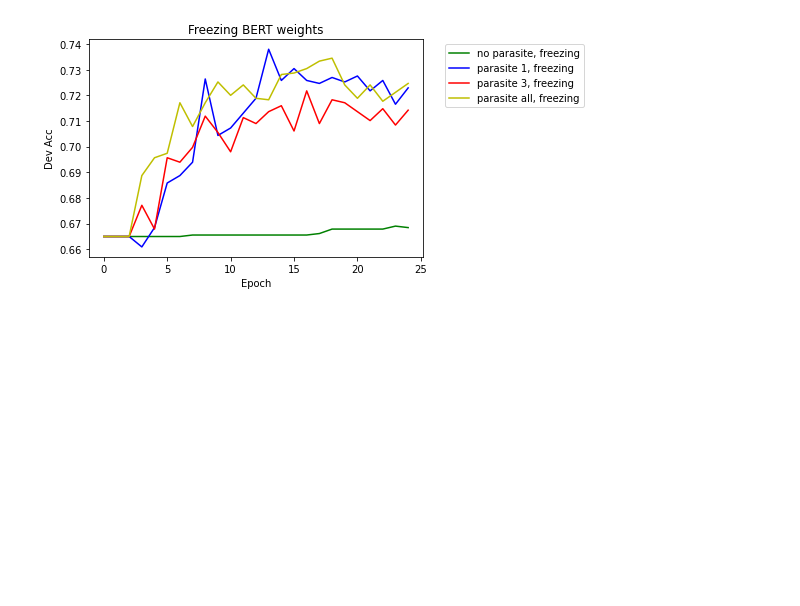
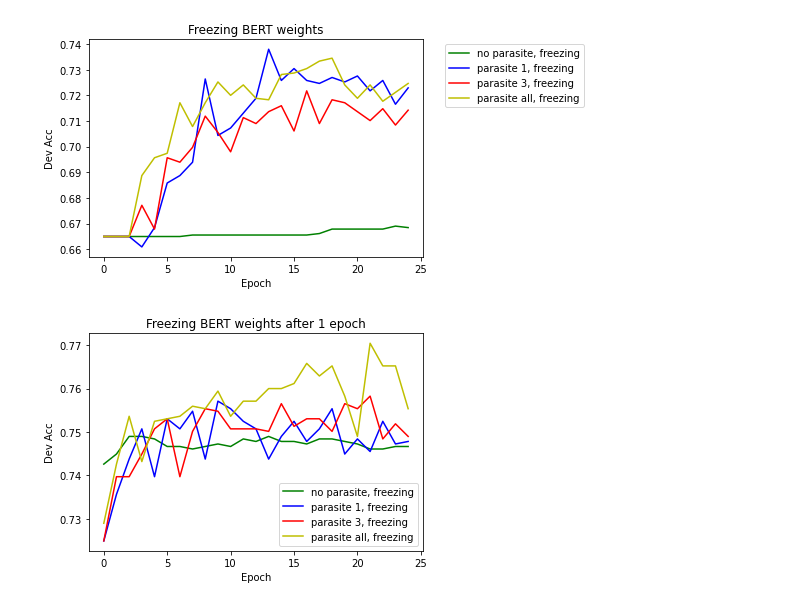
Before and after one commit to cbenge509/BERTVision, a Jupyter notebook: code/torch/embedding_size.ipynb, the cells around one changed output. Drawn from its saved outputs; the diff is of its cells as text; code cells hidden in the pictures; blank space fills up the shorter version.

Commit message:
Parasite model first update

```diff
--- a/code/torch/embedding_size.ipynb
+++ b/code/torch/embedding_size.ipynb
@@ -905,3 +909,16 @@ plt.xlabel("Epoch")
 plt.savefig('3.png', bbox_extra_artists=(lgd,), dpi = 300)
 # %% [output]
 [figure]
+# %%
+p1, = plt.plot(dev_acc[3], color = 'g', label = 'no parasite, freezing')
+p2, = plt.plot(dev_acc[0], color = 'b', label = 'parasite 1, freezing')
+p3, = plt.plot(dev_acc[1], color = 'r', label = 'parasite 3, freezing')
+p4, = plt.plot(dev_acc[2], color = 'y', label = 'parasite all, freezing')
+plt.legend(loc='lower right')
+lgd = plt.title("Freezing BERT weights after 1 epoch")
+plt.ylabel("Dev Acc")
+plt.xlabel("Epoch")
+#plt.tight_layout()
+plt.savefig('3.png', bbox_extra_artists=(lgd,), dpi = 300)
+# %% [output]
+[figure, added]
```
Also changed, not shown: parts of 1 cell of this notebook, 9 other files.
